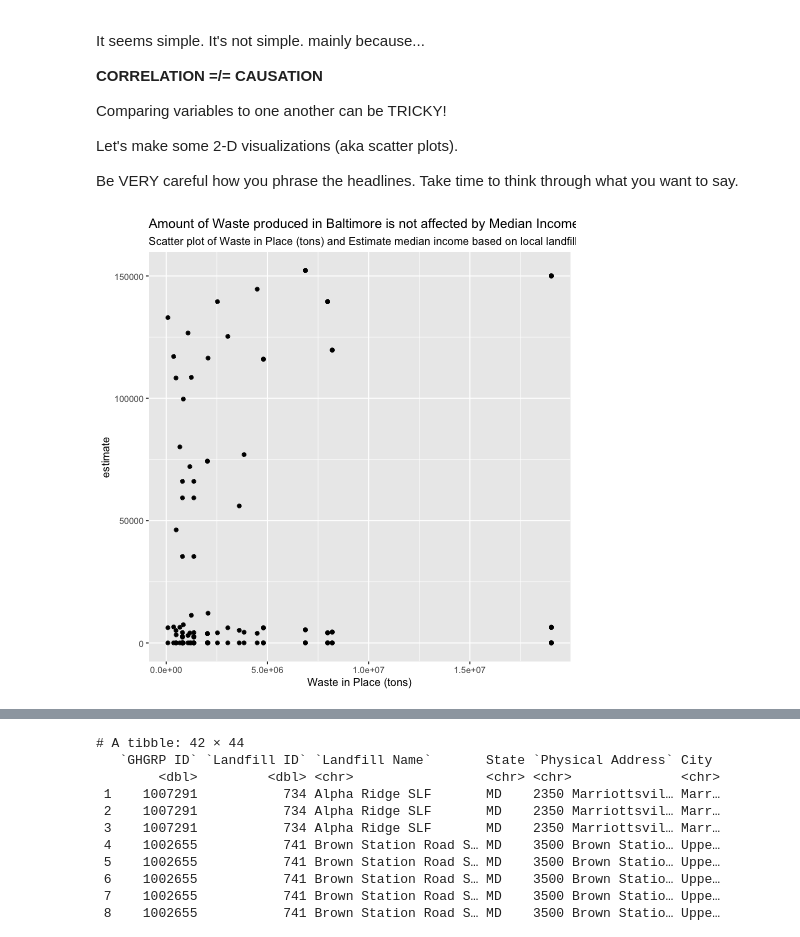
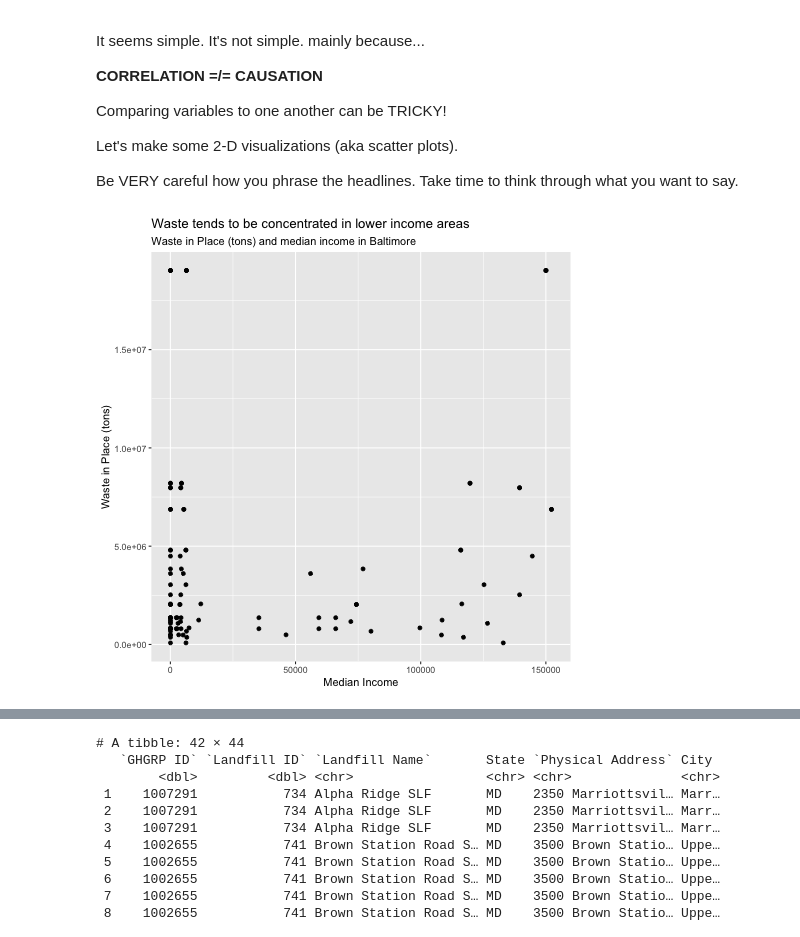
Before and after one commit to katrventura/connect-to-census, a Jupyter notebook: scatterplots.ipynb, the cells around one changed output, grey strips where cells are left out. Cells and saved outputs as stored; diff of their text form; code cells hidden in the pictures.

```diff
--- a/scatterplots.ipynb
+++ b/scatterplots.ipynb
@@ -109,17 +109,19 @@ Be VERY careful how you phrase the headlines. Take time to think through what yo
 # %%
 %%R
 
 # code for scatter plot 1
 # be sure to include a meaningful title and subtitle
 
 # show Waste in Place (tons) and estimate in scatter plot
 df %>%
-  ggplot(aes(x = `Waste in Place (tons)`, y = `estimate`)) +
+  ggplot(aes(x = `estimate`, y = `Waste in Place (tons)`)) +
   geom_point() +
-  labs(title = "Amount of Waste produced in Baltimore is not affected by Median Income of its residents",
-       subtitle = "Scatter plot of Waste in Place (tons) and Estimate median income based on local landfill data and census data for 2021")
+  labs(title = "Waste tends to be concentrated in lower income areas",
+       subtitle = "Waste in Place (tons) and median income in Baltimore",
+       x = "Median Income",
+       y = "Waste in Place (tons)")
 # %% [output]
-[figure, old version]
+[figure, new version]
 # %%
 %%R
 
```
Also changed, not shown: parts of 2 cells of this notebook, 3 other files.
